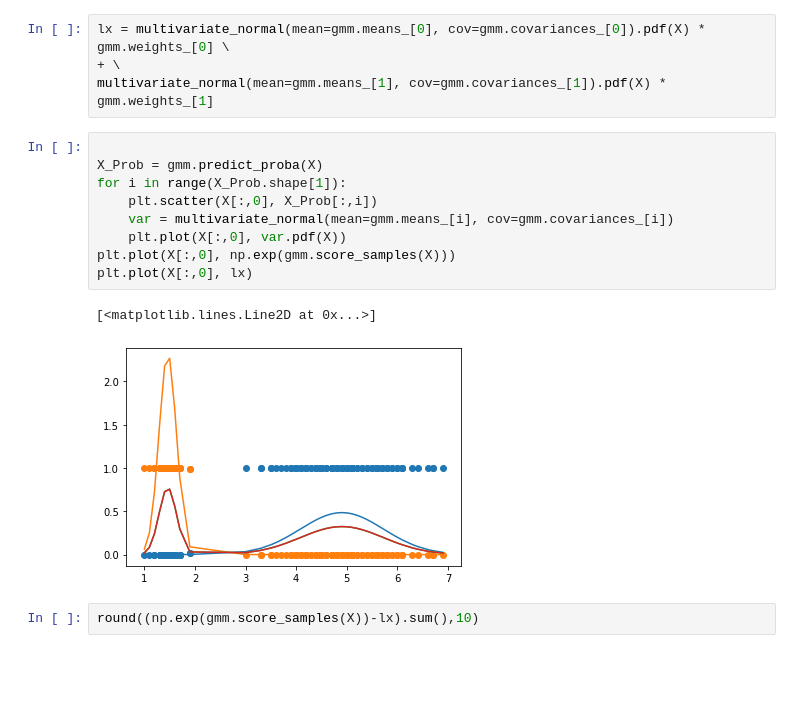
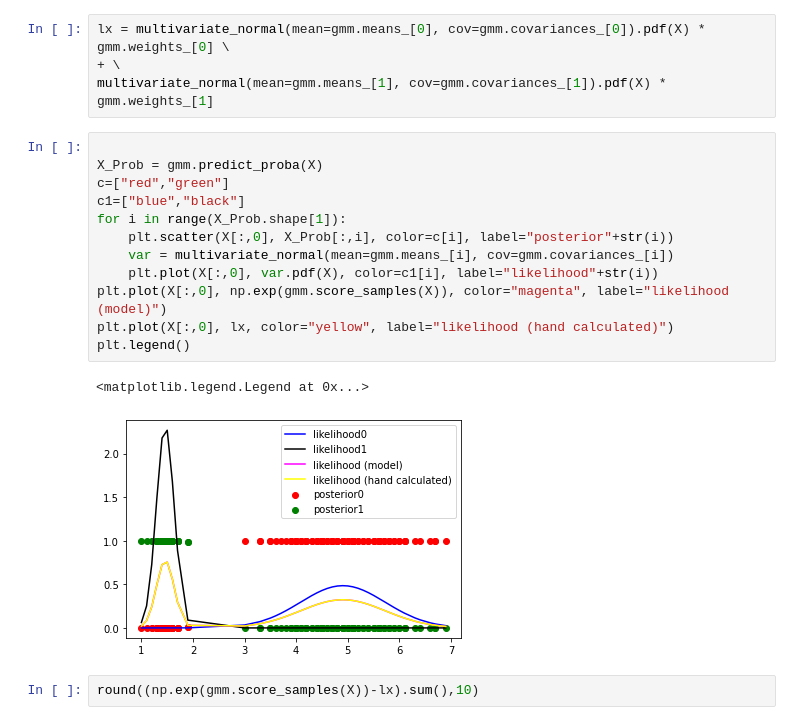
Before and after one commit to smrutijz/exploration, a Jupyter notebook: gaussian/gmm in sklearn.ipynb, the cells around one changed output. Saved outputs shown, nothing was run; the diff lists cells and outputs as text; blank space fills up the shorter version.

```diff
--- a/gaussian/gmm in sklearn.ipynb
+++ b/gaussian/gmm in sklearn.ipynb
@@ -54,15 +54,18 @@ multivariate_normal(mean=gmm.means_[1], cov=gmm.covariances_[1]).pdf(X) * gmm.we
 # %%
 
 X_Prob = gmm.predict_proba(X)
+c=["red","green"]
+c1=["blue","black"]
 for i in range(X_Prob.shape[1]):
-    plt.scatter(X[:,0], X_Prob[:,i])
+    plt.scatter(X[:,0], X_Prob[:,i], color=c[i], label="posterior"+str(i))
     var = multivariate_normal(mean=gmm.means_[i], cov=gmm.covariances_[i])
-    plt.plot(X[:,0], var.pdf(X))
-plt.plot(X[:,0], np.exp(gmm.score_samples(X)))
-plt.plot(X[:,0], lx)
+    plt.plot(X[:,0], var.pdf(X), color=c1[i], label="likelihood"+str(i))
+plt.plot(X[:,0], np.exp(gmm.score_samples(X)), color="magenta", label="likelihood (model)")
+plt.plot(X[:,0], lx, color="yellow", label="likelihood (hand calculated)")
+plt.legend()
 # %% [output]
-[<matplotlib.lines.Line2D at 0x...>]
+<matplotlib.legend.Legend at 0x...>
-[figure, old version]
+[figure, new version]
 # %%
 round((np.exp(gmm.score_samples(X))-lx).sum(),10)
 # %% [output]
```
Also changed, not shown: parts of 5 cells of this notebook, 13 other files.
